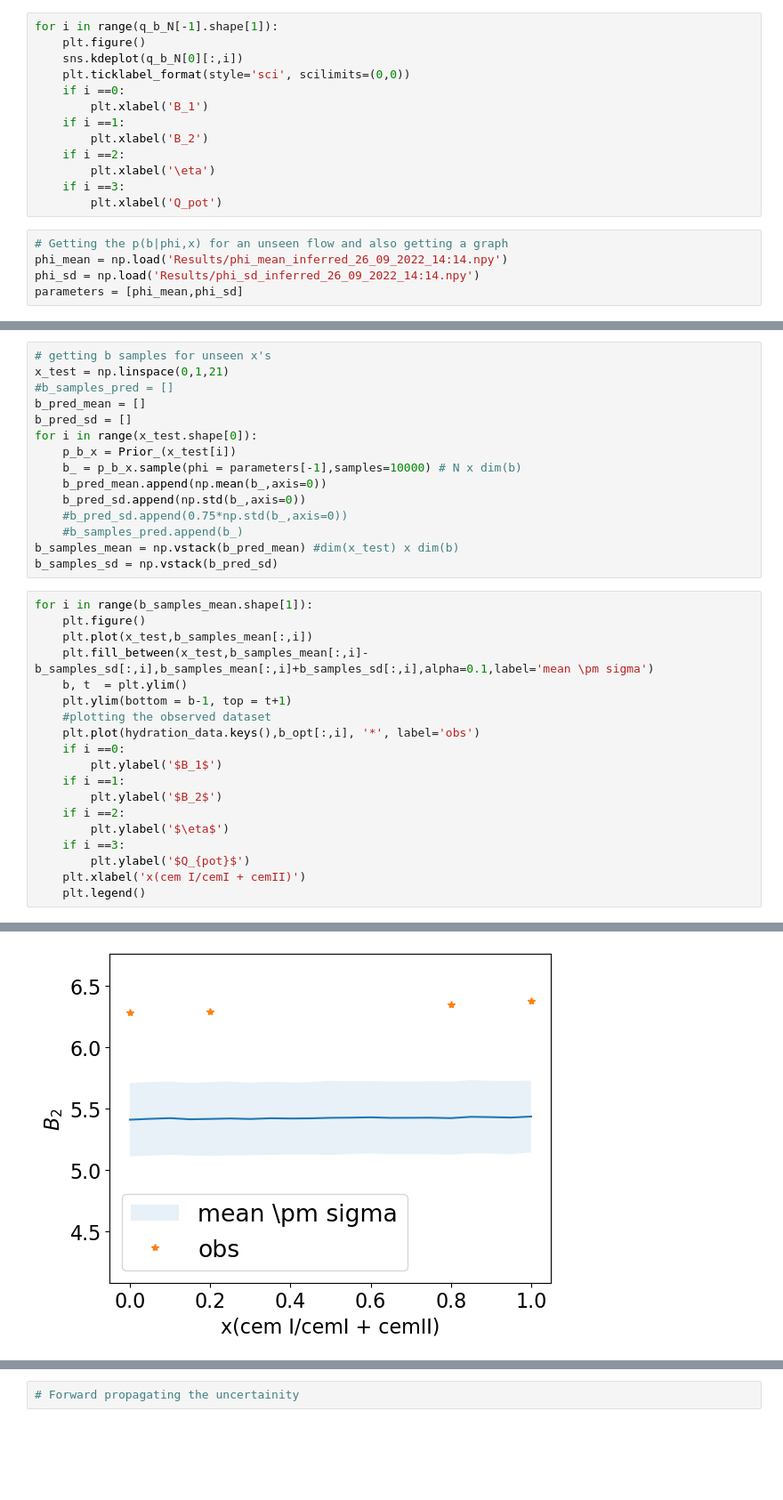
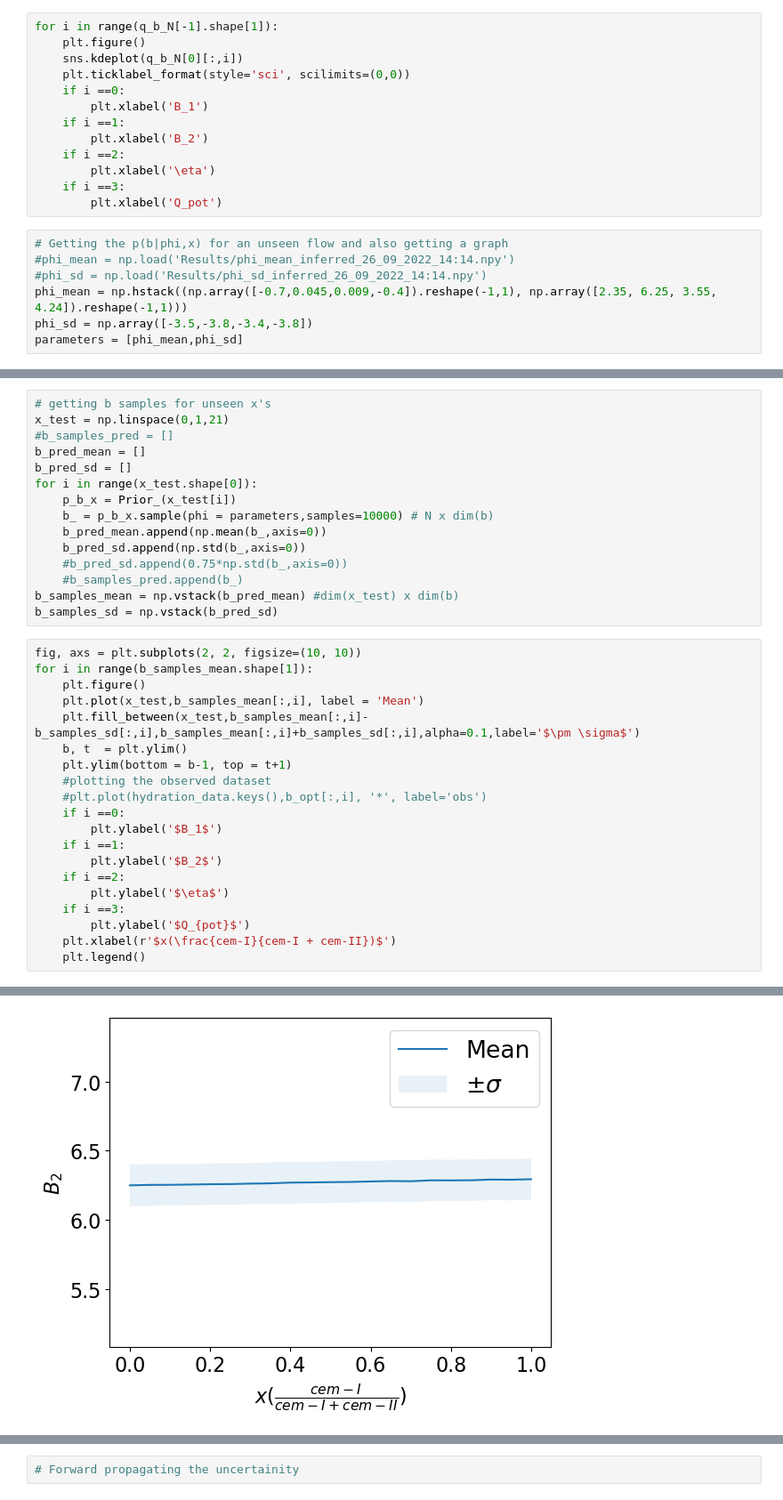
Before and after one commit to BAMresearch/LebeDigital, a Jupyter notebook: usecases/demonstrator/Calibration/EM_test1.ipynb, the cells around one changed output, grey strips where cells are left out. Shown at 89% size. Cells and saved outputs as stored; diff of their text form; blank space fills up the shorter version.

```diff
--- a/usecases/demonstrator/Calibration/EM_test1.ipynb
+++ b/usecases/demonstrator/Calibration/EM_test1.ipynb
@@ -725,8 +725,10 @@ for i in range(q_b_N[-1].shape[1]):
         plt.xlabel('Q_pot')
 # %%
 # Getting the p(b|phi,x) for an unseen flow and also getting a graph
-phi_mean = np.load('Results/phi_mean_inferred_26_09_2022_14:14.npy')
-phi_sd = np.load('Results/phi_sd_inferred_26_09_2022_14:14.npy')
+#phi_mean = np.load('Results/phi_mean_inferred_26_09_2022_14:14.npy')
+#phi_sd = np.load('Results/phi_sd_inferred_26_09_2022_14:14.npy')
+phi_mean = np.hstack((np.array([-0.7,0.045,0.009,-0.4]).reshape(-1,1), np.array([2.35, 6.25, 3.55, 4.24]).reshape(-1,1)))
+phi_sd = np.array([-3.5,-3.8,-3.4,-3.8])
 parameters = [phi_mean,phi_sd]
 # %%
 parameters
@@ -744,7 +746,7 @@ b_pred_mean = []
 b_pred_sd = []
 for i in range(x_test.shape[0]):
     p_b_x = Prior_(x_test[i])
-    b_ = p_b_x.sample(phi = parameters[-1],samples=10000) # N x dim(b)
+    b_ = p_b_x.sample(phi = parameters,samples=10000) # N x dim(b)
     b_pred_mean.append(np.mean(b_,axis=0))
     b_pred_sd.append(np.std(b_,axis=0))
     #b_pred_sd.append(0.75*np.std(b_,axis=0))
@@ -752,14 +754,15 @@ for i in range(x_test.shape[0]):
 b_samples_mean = np.vstack(b_pred_mean) #dim(x_test) x dim(b)
 b_samples_sd = np.vstack(b_pred_sd)
 # %%
+fig, axs = plt.subplots(2, 2, figsize=(10, 10))
 for i in range(b_samples_mean.shape[1]):
     plt.figure()
-    plt.plot(x_test,b_samples_mean[:,i])
-    plt.fill_between(x_test,b_samples_mean[:,i]-b_samples_sd[:,i],b_samples_mean[:,i]+b_samples_sd[:,i],alpha=0.1,label='mean \pm sigma')
+    plt.plot(x_test,b_samples_mean[:,i], label = 'Mean')
+    plt.fill_between(x_test,b_samples_mean[:,i]-b_samples_sd[:,i],b_samples_mean[:,i]+b_samples_sd[:,i],alpha=0.1,label='$\pm \sigma$')
     b, t  = plt.ylim()
     plt.ylim(bottom = b-1, top = t+1)
     #plotting the observed dataset
-    plt.plot(hydration_data.keys(),b_opt[:,i], '*', label='obs')
+    #plt.plot(hydration_data.keys(),b_opt[:,i], '*', label='obs')
     if i ==0:
         plt.ylabel('$B_1$')
     if i ==1:
@@ -768,6 +771,6 @@ for i in range(b_samples_mean.shape[1]):
         plt.ylabel('$\eta$')
     if i ==3:
         plt.ylabel('$Q_{pot}$')
-    plt.xlabel('x(cem I/cemI + cemII)')
+    plt.xlabel(r'$x(\frac{cem-I}{cem-I + cem-II})$')
     plt.legend()
 # %% [output]
@@ -775 +778 @@ for i in range(b_samples_mean.shape[1]):
-[figure, old version]
+[figure, new version]
```
Also changed, not shown: parts of 10 cells of this notebook, 2 other files.
